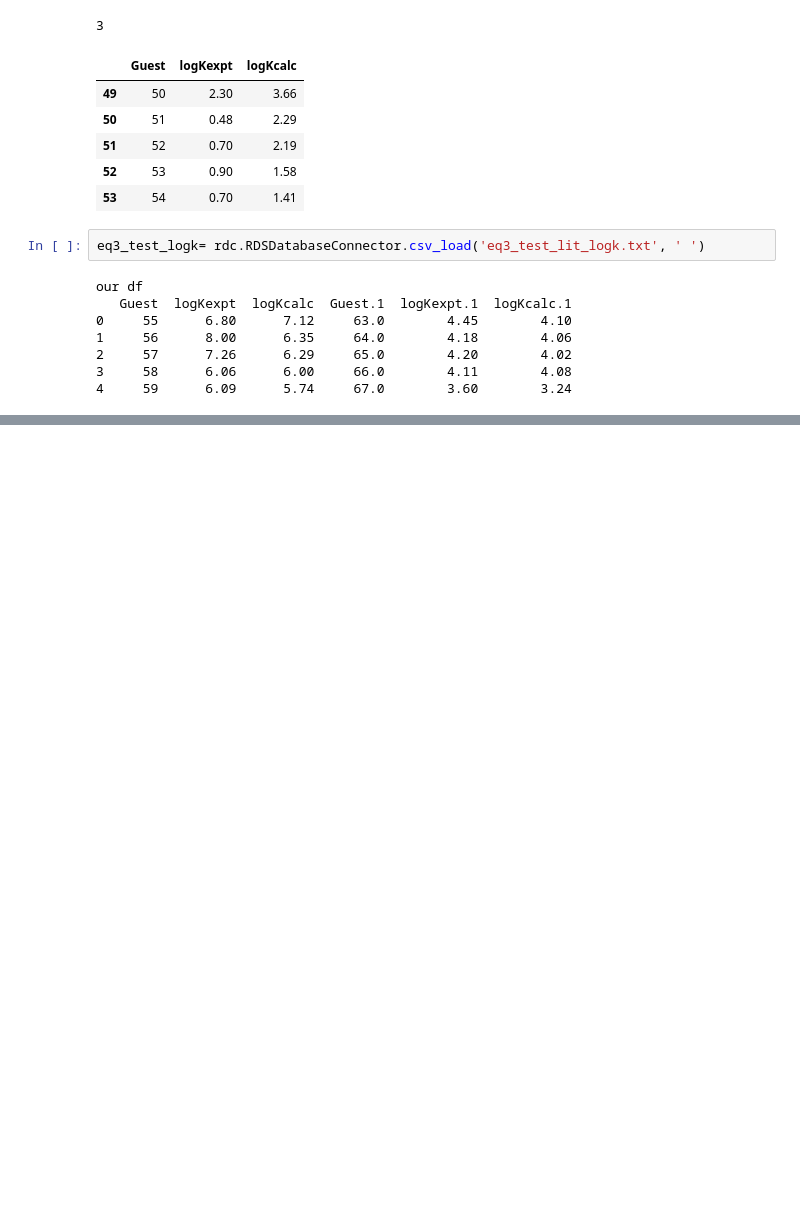
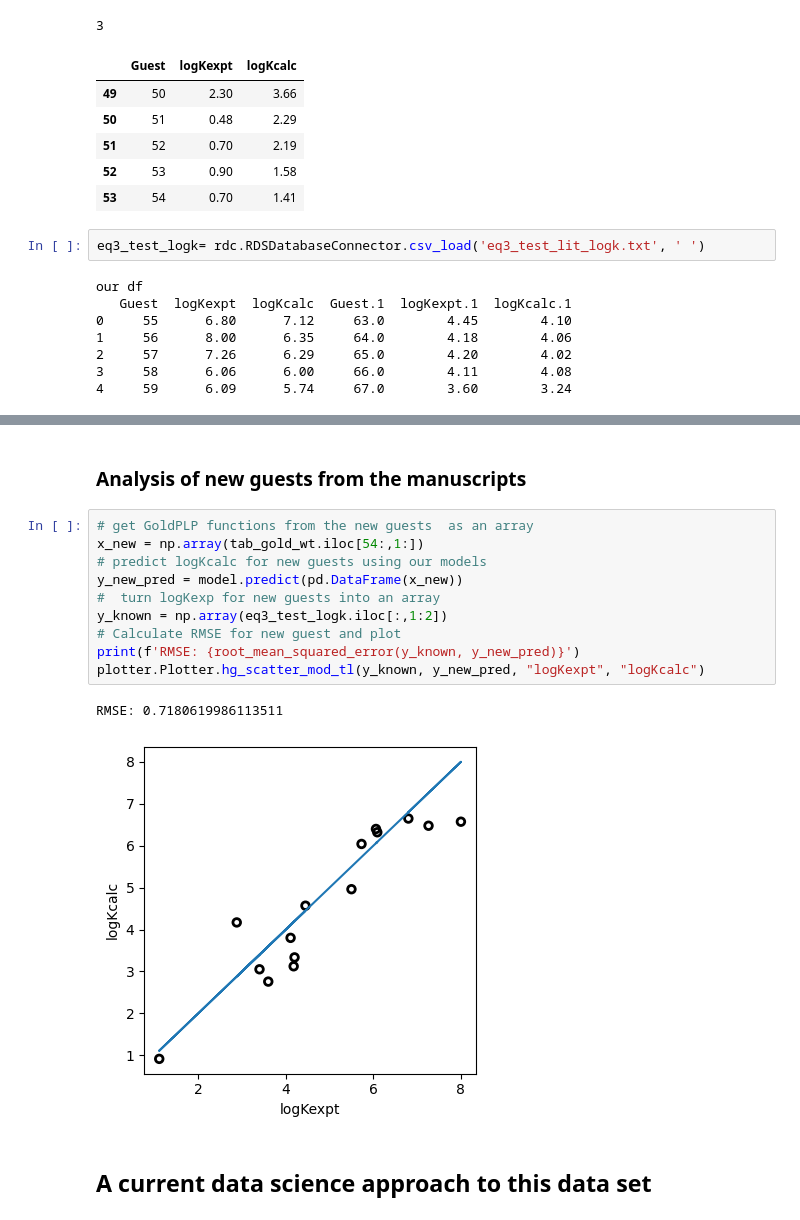
Before and after one commit to drsimonturega/vs_supra_rep, a Jupyter notebook: vs_supra_rep_001.ipynb, the cells around one changed output, grey strips where cells are left out. Cells and saved outputs as stored; diff of their text form; blank space fills up the shorter version.

```diff
--- a/vs_supra_rep_001.ipynb
+++ b/vs_supra_rep_001.ipynb
@@ -159,0 +196,17 @@ print(eq3_test_logk)
+# %% [markdown]
+### Analysis of new guests from the manuscripts
+# %%
+# get GoldPLP functions from the new guests  as an array
+x_new = np.array(tab_gold_wt.iloc[54:,1:])
+# predict logKcalc for new guests using our models
+y_new_pred = model.predict(pd.DataFrame(x_new))
+#  turn logKexp for new guests into an array
+y_known = np.array(eq3_test_logk.iloc[:,1:2])
+# Calculate RMSE for new guest and plot
+print(f'RMSE: {root_mean_squared_error(y_known, y_new_pred)}')
+plotter.Plotter.hg_scatter_mod_tl(y_known, y_new_pred, "logKexpt", "logKcalc")
+# %% [output]
+RMSE: 0.7180619986113511
+[figure, added]
+# %% [markdown]
+## A current data science approach to this data set
```
Also changed, not shown: parts of 21 cells of this notebook, 1 other file.
